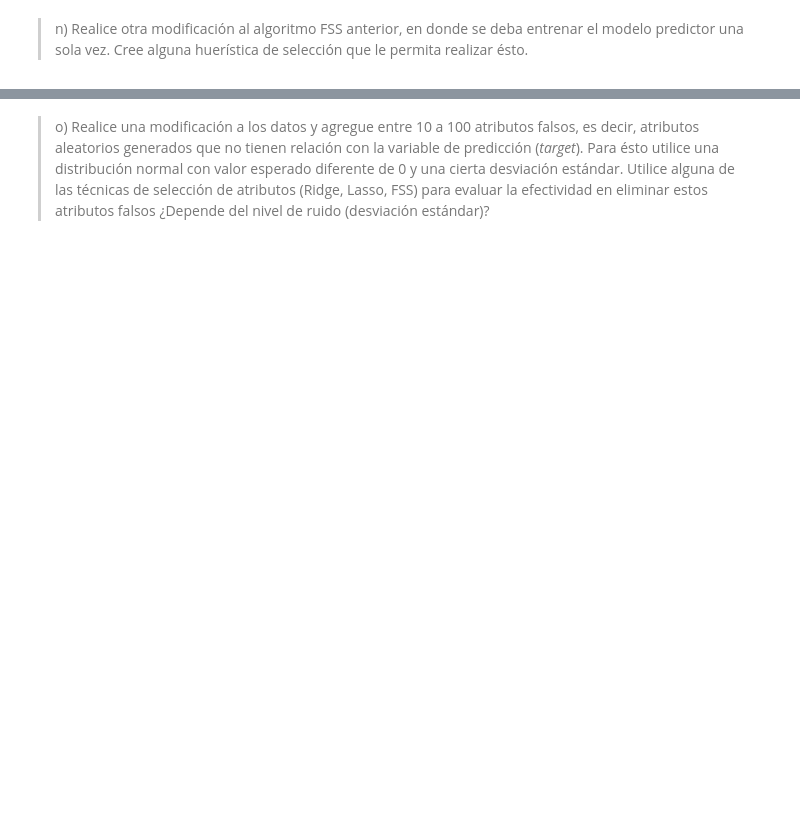
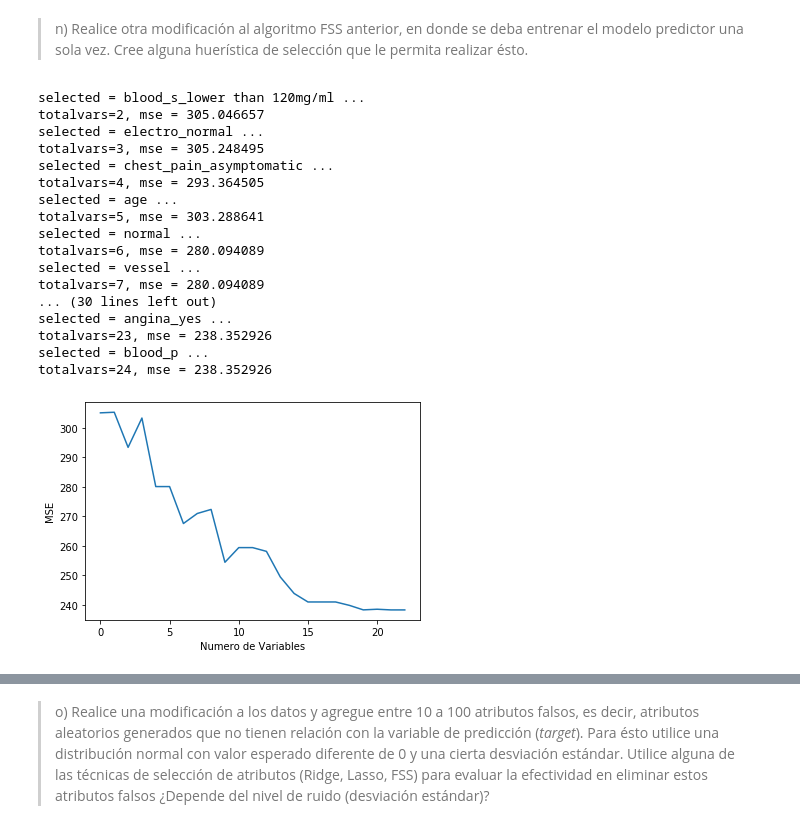
Before and after one commit to Pellizzari/Tarea1-INF393-II-2019, a Jupyter notebook: Solucion.ipynb, the cells around one changed output, grey strips where cells are left out. Saved outputs shown, nothing was run; the diff lists cells and outputs as text; code cells hidden in the pictures; blank space fills up the shorter version.

```diff
--- a/Solucion.ipynb
+++ b/Solucion.ipynb
@@ -444,2 +498,60 @@ need_feat = features_fss[:5]
 # %% [markdown]
 > n) Realice otra modificación al algoritmo FSS anterior, en donde se deba entrenar el modelo predictor una sola vez. Cree alguna huerística de selección que le permita realizar ésto.
+# %%
+def fss2(x, y, names_x, k = 10000):
+    p = x.shape[1]-1
+    k = min(p, k)
+    names_x = np.array(names_x)
+    remaining = list(range(0, p))
+    selected = [p]
+    errors=[]
+
+    current_score = best_new_score = 0.0
+    while remaining and len(selected)<=k :
+        #Entrena una vez en el while
+        score_candidates = []
+        model = LinearRegression(fit_intercept=True, n_jobs=1)
+        indexes = selected+[len(selected)]
+        x_train = x[:,indexes]
+        predictions_train = model.fit(x_train, y).predict(x_train)
+        res_train=[]
+        for candidate in remaining:
+            residuals_train =  predictions_train - y
+            error_candidate =  np.mean(np.power(residuals_train, 2))
+            score_candidates.append((error_candidate, candidate))
+            res_train.append((abs(residuals_train[candidate]), candidate))
+        #Se selecciona atributo en cada iteración segun el que tenga mayor diferencia con el valor esperado.
+        res_train.sort()
+        res_train[:] = res_train[::-1]
+        resbest, best_candidate = res_train.pop()
+        remaining.remove(best_candidate)
+        selected.append(best_candidate)
+        print ("selected = %s ..."%names_x[best_candidate])
+        print ("totalvars=%d, mse = %f"%(len(indexes),error_candidate))
+        errors.append(error_candidate)
+    plt.plot(errors)
+    plt.ylabel('MSE')
+    plt.xlabel('Numero de Variables')
+    plt.show()
+    return selected
+features_fss = fss2(Xstd_train, reg_label_train, names_regressors)
+need_feat = features_fss[:5]
+# %% [output]
+selected = blood_s_lower than 120mg/ml ...
+totalvars=2, mse = 305.046657
+selected = electro_normal ...
+totalvars=3, mse = 305.248495
+selected = chest_pain_asymptomatic ...
+totalvars=4, mse = 293.364505
+selected = age ...
+totalvars=5, mse = 303.288641
+selected = normal ...
+totalvars=6, mse = 280.094089
+selected = vessel ...
+totalvars=7, mse = 280.094089
+... (30 lines left out)
+selected = angina_yes ...
+totalvars=23, mse = 238.352926
+selected = blood_p ...
+totalvars=24, mse = 238.352926
+[figure, added]
```
Also changed, not shown: parts of 21 cells of this notebook.
